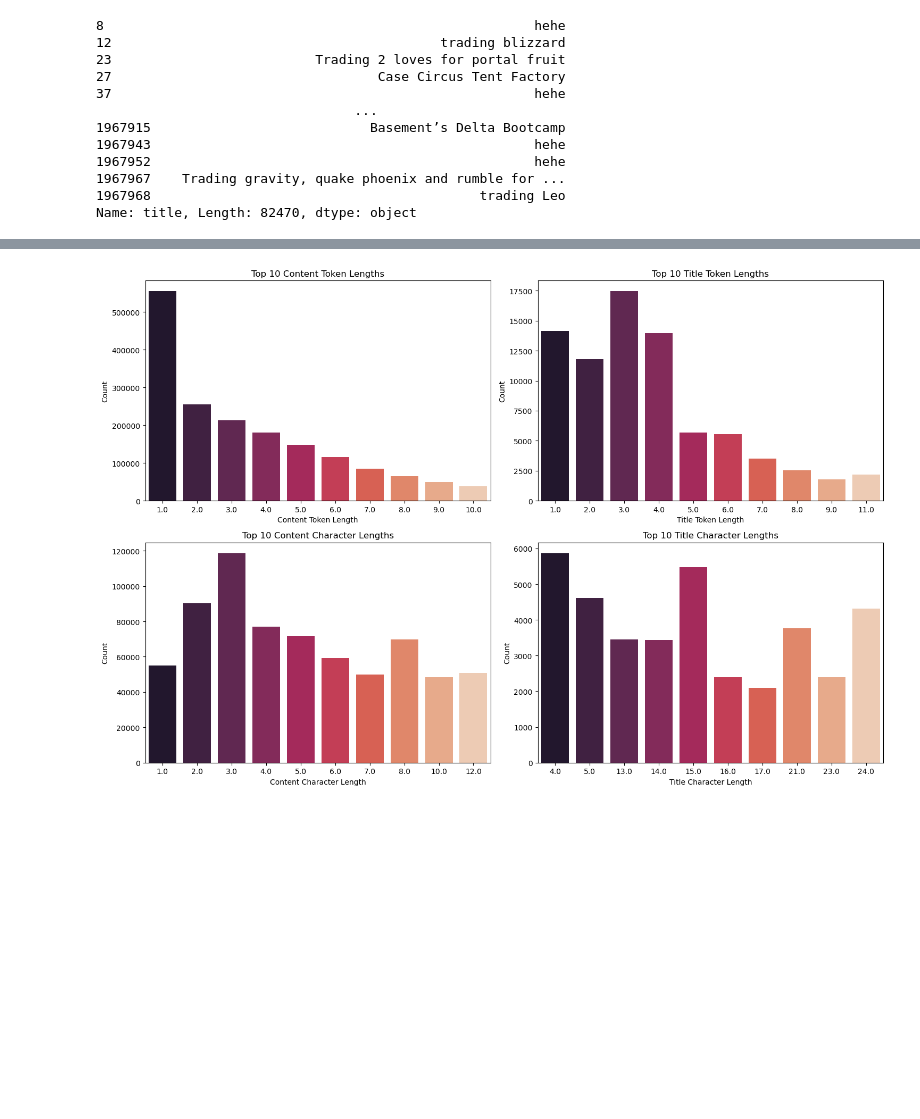
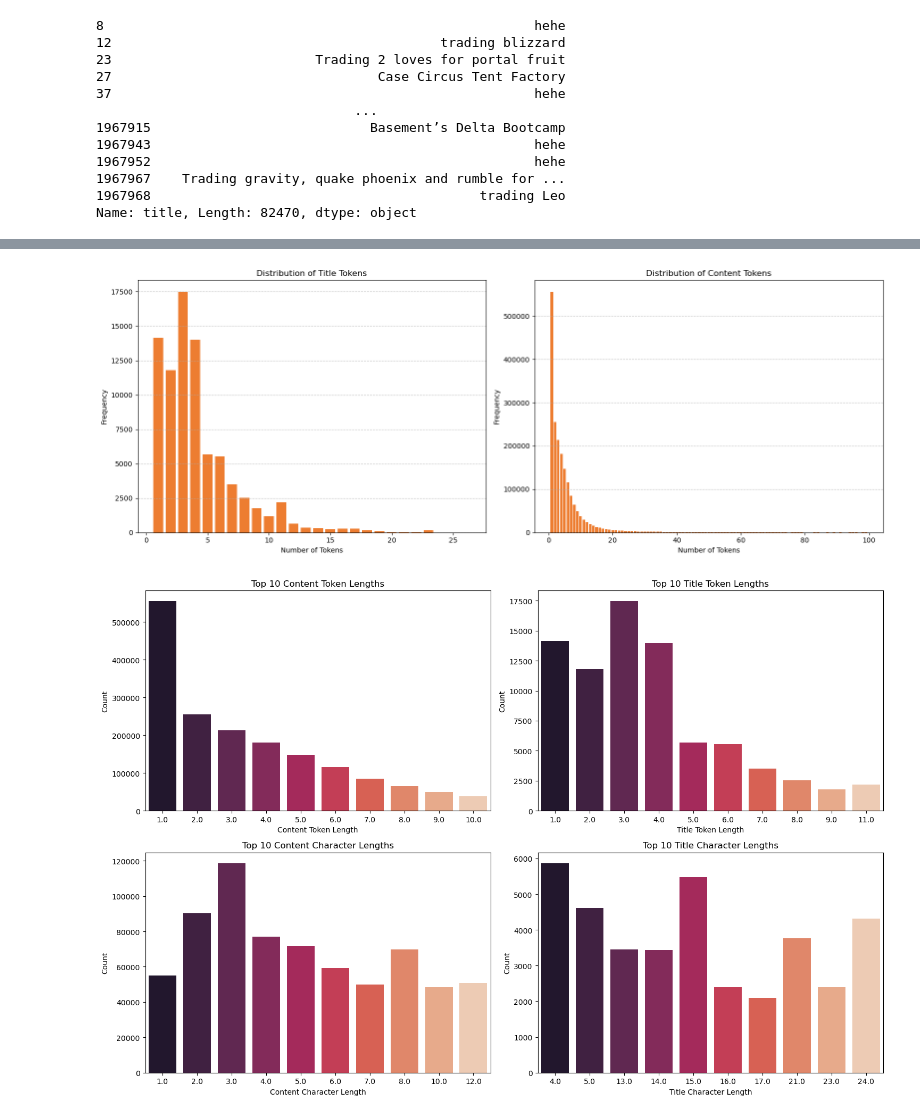
Before and after one commit to ShashankShukla297/Discord_Analysis, a Jupyter notebook: Discord.ipynb, the cells around one changed output, grey strips where cells are left out. Saved outputs shown, nothing was run; the diff lists cells and outputs as text; code cells hidden in the pictures; blank space fills up the shorter version.

```diff
--- a/Discord.ipynb
+++ b/Discord.ipynb
@@ -700,3 +811,51 @@ Name: title, Length: 82470, dtype: object
+# %%
+# Create a figure with 1 row and 2 columns
+plt.figure(figsize=(16, 6))
+
+# Subplot 1: Distribution of Title Tokens
+plt.subplot(1, 2, 1)
+
+# Splitting the 'title' column into words and calculating the length of each title
+title_word_lengths = df['title'].str.split().str.len()
+
+# Counting the occurrences of each title length
+title_length_counts = title_word_lengths.value_counts()
+
+# Plotting the results in a bar chart
+plt.bar(title_length_counts.index, title_length_counts.values, color='#ed7d31')
+
+# Adding labels and titles to the plot
+plt.xlabel('Number of Tokens')
+plt.ylabel('Frequency')
+plt.title(f'Distribution of Title Tokens')
+plt.grid(axis='y', linestyle='--', alpha=0.7)
+
+# Subplot 2: Distribution of Content Tokens
+plt.subplot(1, 2, 2)
+
+# Splitting the 'content' column into words and calculating the length of each content
+content_word_lengths = df['content'].str.split().str.len()[df['content'].str.split().str.len() < 100]
+
+# Counting the occurrences of each content length
+content_length_counts = content_word_lengths.value_counts()
+content_length_counts = content_length_counts[content_length_counts > 1]
+
+# Plotting the results in a bar chart
+plt.bar(content_length_counts.index, content_length_counts.values, color='#ed7d31')
+
+# Adding labels and titles to the plot
+plt.xlabel('Number of Tokens')
+plt.ylabel('Frequency')
+plt.title(f'Distribution of Content Tokens')
+plt.grid(axis='y', linestyle='--', alpha=0.7)
+
+# Adjust the layout to prevent overlap
+plt.tight_layout()
+
+# Displaying the subplots
+plt.show()
+# %% [output]
+[figure, added]
 # %%
 def plot_top_token_lengths(df):
     fig, axes = plt.subplots(2, 2, figsize=(15, 10))  # Create a subplot with 2 rows and 2 columns
```
Also changed, not shown: parts of 20 cells of this notebook.
